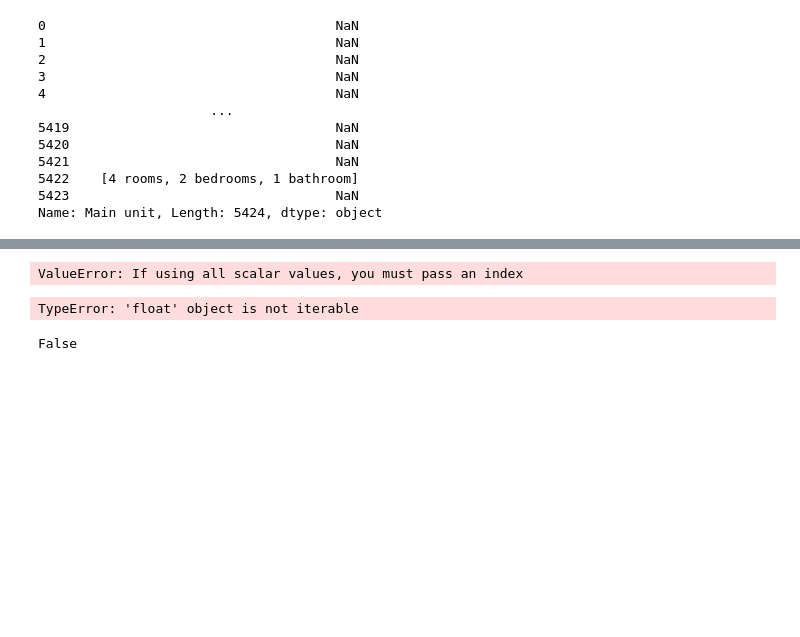
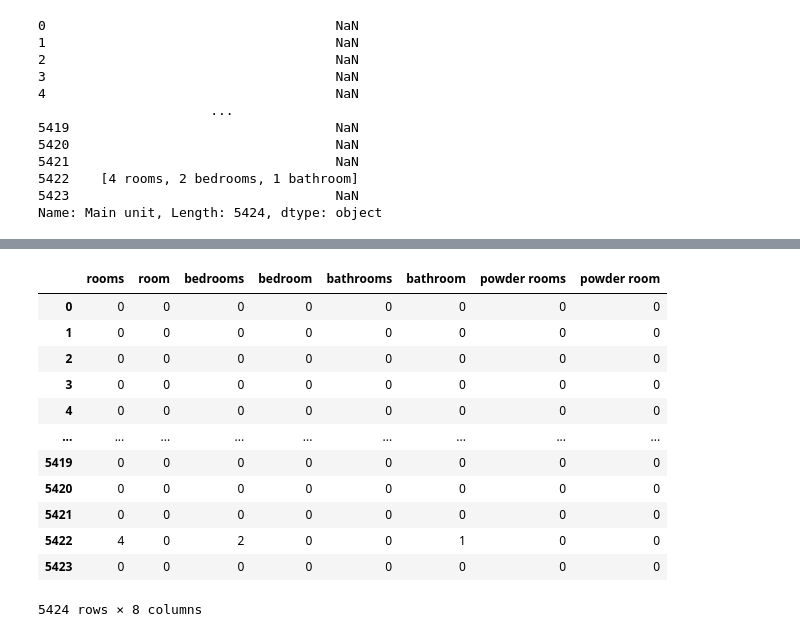
Before and after one commit to Jahnic/Data-Science, a Jupyter notebook: RealEstate/Real_estate_scrape.ipynb, the cells around one changed output, grey strips where cells are left out. Saved outputs shown, nothing was run; the diff lists cells and outputs as text; code cells hidden in the pictures; blank space fills up the shorter version.

```diff
--- a/RealEstate/Real_estate_scrape.ipynb
+++ b/RealEstate/Real_estate_scrape.ipynb
@@ -959,18 +1058,20 @@ SyntaxError: invalid syntax (<ipython-input-522-d7985acadc37>, line 15)
-# %%
-df = extract_rooms(main_split[0])
-df
-# %% [output]
-ValueError: If using all scalar values, you must pass an index
 # %%
-# Table with values to replace missing room data
-missing_room_data = pd.DataFrame()
-
 # Extract data from "Main unit"
-missing_room_data.append(\
-    main_split.apply(lambda rows: extract_rooms(rows)))
+missing_room_data = main_split.\
+    apply(lambda rows: extract_rooms(rows)).\
+        astype('int')
+missing_room_data
 # %% [output]
+|  | rooms | room | bedrooms | bedroom | bathrooms | bathroom | powder rooms | powder room |
+| 0 | 0 | 0 | 0 | 0 | 0 | 0 | 0 | 0 |
+| 1 | 0 | 0 | 0 | 0 | 0 | 0 | 0 | 0 |
+| 2 | 0 | 0 | 0 | 0 | 0 | 0 | 0 | 0 |
+| 3 | 0 | 0 | 0 | 0 | 0 | 0 | 0 | 0 |
+| 4 | 0 | 0 | 0 | 0 | 0 | 0 | 0 | 0 |
+| ... | ... | ... | ... | ... | ... | ... | ... | ... |
+| 5419 | 0 | 0 | 0 | 0 | 0 | 0 | 0 | 0 |
+| 5420 | 0 | 0 | 0 | 0 | 0 | 0 | 0 | 0 |
+| 5421 | 0 | 0 | 0 | 0 | 0 | 0 | 0 | 0 |
+| 5422 | 4 | 0 | 2 | 0 | 0 | 1 | 0 | 0 |
+| 5423 | 0 | 0 | 0 | 0 | 0 | 0 | 0 | 0 |
-TypeError: 'float' object is not iterable
+5424 rows × 8 columns
-# %%
-[1,2,3] is np.nan
-# %% [output]
-False
```
Also changed, not shown: parts of 28 cells of this notebook.
